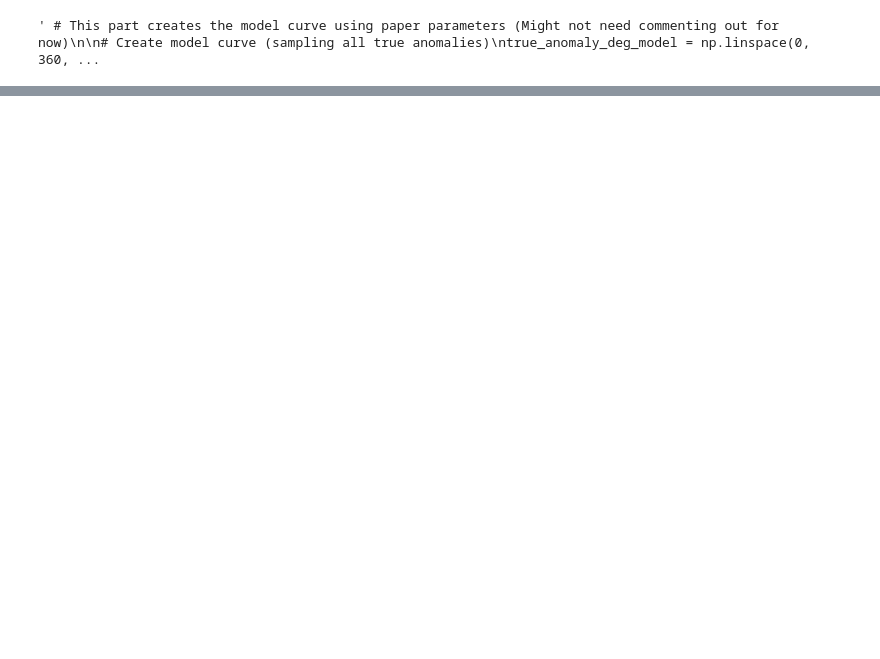
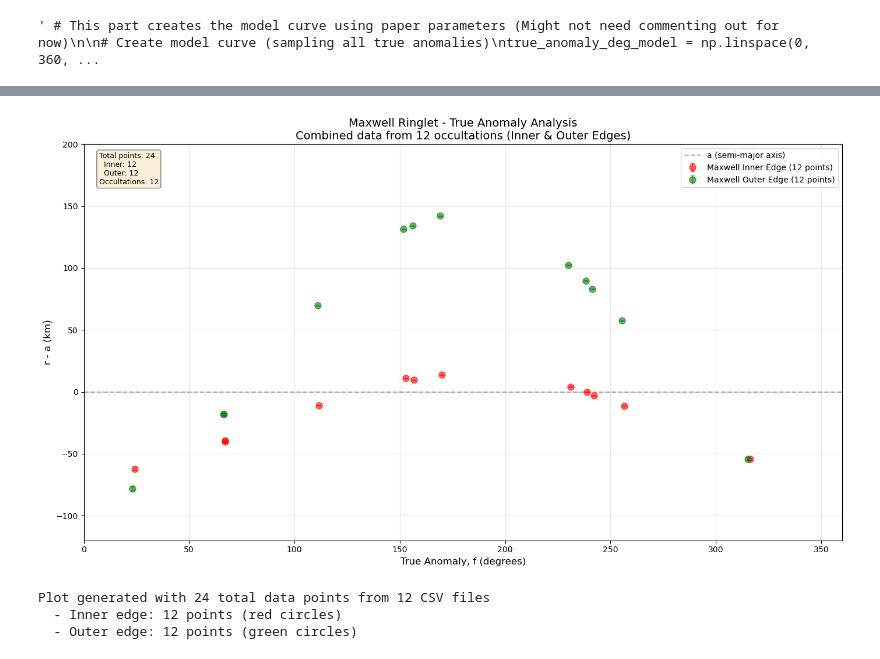
Before and after one commit to PKobrick/Research, a Jupyter notebook: True_Anomaly_Graph.ipynb, the cells around one changed output, grey strips where cells are left out. Drawn from its saved outputs; the diff is of its cells as text; code cells hidden in the pictures; blank space fills up the shorter version.

```diff
--- a/True_Anomaly_Graph.ipynb
+++ b/True_Anomaly_Graph.ipynb
@@ -470,6 +457,13 @@ Plot generated with 24 total data points from 12 CSV files
 # ========== MAXWELL RINGLET ANALYSIS ==========
 
 # This section defines static parameters and initializes data storage for Maxwell Ringlet
+a_paper = 87509.825  # km
+aeI = 18.93    # ae Inner
+aeO = 58.02    # ae Outer
+varpi_0I = 55.60  # degrees Inner
+varpi_0O = 57.20  # degrees Outer
+varpi_dotI = 14.69572  # ϖ̇ in degrees/day Inner
+varpi_dotO = 14.69314  # ϖ̇ in degrees/day Outer
 
 # Initialize lists to store data points from all occultations for Maxwell
 # Separate lists for inner and outer edges
@@ -516,7 +514,7 @@ for csv_file in csv_files:
             a_inner = maxwell_inner['Radius'].values[0]
 
             # Calculate eccentricity (using ae from paper then using our radial value)
-            e_inner = ae / a_inner
+            e_inner = aeI / a_inner
 
             # Get longitude from data
             longitude_inner = maxwell_inner['LON'].values[0]  # LON in degrees
@@ -534,7 +532,7 @@ for csv_file in csv_files:
             maxwell_jd_et_inner = j2000_jd + maxwell_et_days_inner
 
             # Calculate true anomaly (comes out in degrees after wrapping)
-            true_anomaly_inner = calculate_true_anomaly(longitude_inner, varpi_0, varpi_dot,
+            true_anomaly_inner = calculate_true_anomaly(longitude_inner, varpi_0I, varpi_dotI,
                                                  maxwell_jd_et_inner, paper_epoch_jd_et)
 
             # Convert to radians before calculating radius
@@ -559,7 +557,7 @@ for csv_file in csv_files:
             a_outer = maxwell_outer['Radius'].values[0]
 
             # Calculate eccentricity (using ae from paper then using our radial value)
-            e_outer = ae / a_outer
+            e_outer = aeO / a_outer
 
             # Get longitude from data
             longitude_outer = maxwell_outer['LON'].values[0]  # LON in degrees
@@ -577,7 +575,7 @@ for csv_file in csv_files:
             maxwell_jd_et_outer = j2000_jd + maxwell_et_days_outer
 
             # Calculate true anomaly (comes out in degrees after wrapping)
-            true_anomaly_outer = calculate_true_anomaly(longitude_outer, varpi_0, varpi_dot,
+            true_anomaly_outer = calculate_true_anomaly(longitude_outer, varpi_0O, varpi_dotO,
                                                  maxwell_jd_et_outer, paper_epoch_jd_et)
 
             # Convert to radians before calculating radius
@@ -653,34 +669,39 @@ plt.errorbar(maxwell_true_anomaly_outer, maxwell_radii_outer - a_paper,
              fmt='go', markersize=8, capsize=3, capthick=1,
              label=f'Maxwell Outer Edge ({len(maxwell_true_anomaly_outer)} points)',
              alpha=0.6, elinewidth=1)
 
 # Formatting
 plt.xlabel('True Anomaly, f (degrees)', fontsize=12)
 plt.ylabel('r - a (km)', fontsize=12)
 plt.title(f'Maxwell Ringlet - True Anomaly Analysis\nCombined data from {len(maxwell_csv_names)} occultations (Inner & Outer Edges)', fontsize=14)
 plt.xlim(0, 360)
-plt.ylim(-50, 70)
+plt.ylim(-120, 200)
 plt.axhline(y=0, color='k', linestyle='--', alpha=0.3, label='a (semi-major axis)')
 plt.legend(fontsize=10, loc='best')
 plt.grid(True, alpha=0.3)
 
 # Add text box with statistics
 maxwell_total_points = len(maxwell_true_anomaly_inner) + len(maxwell_true_anomaly_outer)
 stats_text = f'Total points: {maxwell_total_points}\n'
 stats_text += f'  Inner: {len(maxwell_true_anomaly_inner)}\n'
 stats_text += f'  Outer: {len(maxwell_true_anomaly_outer)}\n'
 stats_text += f'Occultations: {len(maxwell_csv_names)}'
 
 plt.text(0.02, 0.98, stats_text, transform=plt.gca().transAxes,
          fontsize=9, verticalalignment='top',
          bbox=dict(boxstyle='round', facecolor='wheat', alpha=0.5))
 
 plt.tight_layout()
 plt.show()
 
 print(f"\nPlot generated with {maxwell_total_points} total data points from {len(maxwell_csv_names)} CSV files")
 print(f"  - Inner edge: {len(maxwell_true_anomaly_inner)} points (red circles)")
 print(f"  - Outer edge: {len(maxwell_true_anomaly_outer)} points (green circles)")
+# %% [output]
+[figure, added]
+Plot generated with 24 total data points from 12 CSV files
+  - Inner edge: 12 points (red circles)
+  - Outer edge: 12 points (green circles)
 # %%
 # ========== BOND RINGLET ANALYSIS ==========
 
```
Also changed, not shown: parts of 9 cells of this notebook.
